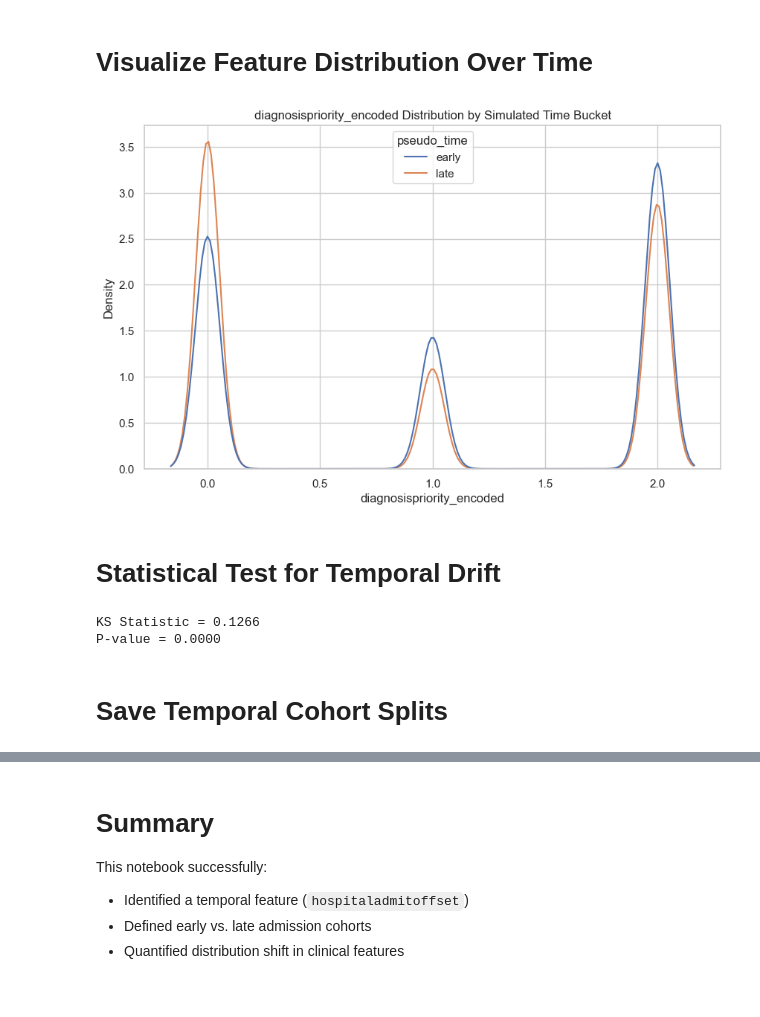
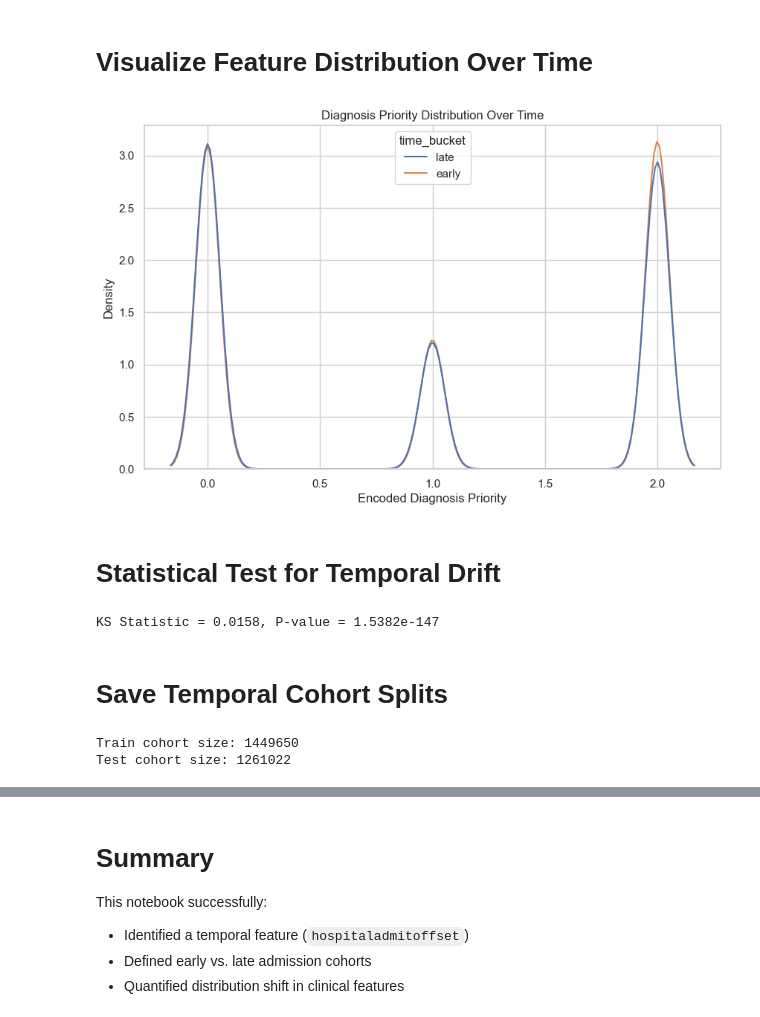
Before and after one commit to aSimpson02/Data_Distribution_eICU, a Jupyter notebook: explore_eicu2.ipynb, the cells around one changed output, grey strips where cells are left out. Saved outputs shown, nothing was run; the diff lists cells and outputs as text; code cells hidden in the pictures.

```diff
--- a/explore_eicu2.ipynb
+++ b/explore_eicu2.ipynb
@@ -43,11 +64,17 @@ memory usage: 4.6+ MB
 # %%
+# Load diagnosis data
+df_diag = pd.read_csv("eicu-collaborative-research-database-2.0/diagnosis.csv.gz", compression="gzip")
 
-diag_path = Path("eicu-collaborative-research-database-2.0/diagnosis.csv.gz")
-df_diag = pd.read_csv(diag_path, compression="gzip")
+# Merge time + mortality
+df = df_diag.merge(df_pat[["patientunitstayid", "time_bucket", "mortality"]], on="patientunitstayid", how="left")
+df = df.dropna(subset=["time_bucket", "diagnosispriority"])
 
-#check info
-df_diag.info()
-df_diag.head()
+# Encode diagnosispriority
+df["diagnosispriority_encoded"] = pd.factorize(df["diagnosispriority"])[0]
+
+# Inspect merged dataset
+df.info()
+df.head()
 # %% [output]
 <class 'pandas.core.frame.DataFrame'>
 RangeIndex: 2710672 entries, 0 to 2710671
@@ -69,14 +99,3 @@ memory usage: 126.7+ MB
 | 2 | 4160941 | 141168 | False | 72 | pulmonary|disorders of the airway... | 491.20, J44.9 | ... |
 | 3 | 4103261 | 141168 | True | 118 | pulmonary|disorders of the airway... | 491.20, J44.9 | ... |
 | 4 | 3545241 | 141168 | True | 118 | cardiovascular|ventricular disord... | 428.0, I50.9 | ... |
-# %%
-# Use patientunitstayid as a proxy for time
-df_pat = df_pat.dropna(subset=["patientunitstayid"])
-df_pat["pseudo_time"] = pd.qcut(df_pat["patientunitstayid"], q=2, labels=["early", "late"])
-
-#merging
-df = df_diag.merge(df_pat[["patientunitstayid", "pseudo_time"]], on="patientunitstayid", how="left")
-df = df.dropna(subset=["pseudo_time", "diagnosispriority"])
-
-df.info()
-df.head()
@@ -111,26 +108,25 @@ feature = "diagnosispriority_encoded"
 # %% [markdown]
 # Visualize Feature Distribution Over Time
 # %%
+# Plot KDE
 plt.figure(figsize=(10, 6))
-sns.kdeplot(data=df, x=feature, hue="pseudo_time", common_norm=False)
-plt.title(f"{feature} Distribution by Simulated Time Bucket")
-plt.xlabel(feature)
+sns.kdeplot(data=df, x="diagnosispriority_encoded", hue="time_bucket", common_norm=False)
+plt.title("Diagnosis Priority Distribution Over Time")
+plt.xlabel("Encoded Diagnosis Priority")
 plt.ylabel("Density")
 plt.show()
 # %% [output]
-[figure, old version]
+[figure, new version]
 # %% [markdown]
 # Statistical Test for Temporal Drift
 # %%
-group1 = df[df["pseudo_time"] == "early"][feature].dropna()
-group2 = df[df["pseudo_time"] == "late"][feature].dropna()
-
-stat, p = ks_2samp(group1, group2)
-print(f"KS Statistic = {stat:.4f}")
-print(f"P-value = {p:.4f}")
+# KS test
+group1 = df[df["time_bucket"] == "early"]["diagnosispriority_encoded"].dropna()
+group2 = df[df["time_bucket"] == "late"]["diagnosispriority_encoded"].dropna()
+ks_stat, p_val = ks_2samp(group1, group2)
+print(f"KS Statistic = {ks_stat:.4f}, P-value = {p_val:.4e}")
 # %% [output]
-KS Statistic = 0.1266
-P-value = 0.0000
+KS Statistic = 0.0158, P-value = 1.5382e-147
 # %% [markdown]
 # Save Temporal Cohort Splits
 # %%
@@ -142,14 +138,25 @@ early_df.to_csv("cohorts/train_temporal.csv", index=False)
 late_df.to_csv("cohorts/test_temporal.csv", index=False)
 # %%
 #making sample size
-# full cohort output from notebook
+# Load saved temporal splits
 df_train = pd.read_csv("cohorts/train_temporal.csv")
 df_test = pd.read_csv("cohorts/test_temporal.csv")
 
-# Random sample of 500 rows (for demo/testing)
-sample_df_train = df_train.sample(n=500, random_state=42)
-sample_df_test = df_test.sample(n=500, random_state=42)
+print("Train cohort size:", len(df_train))
+print("Test cohort size:", len(df_test))
 
-# Save this
+# Sample if possible, else use full sets
+if len(df_train) >= 500 and len(df_test) >= 500:
+    sample_df_train = df_train.sample(n=500, random_state=42)
+    sample_df_test = df_test.sample(n=500, random_state=42)
+else:
+    print("⚠️ Not enough data to sample 500. Using full cohorts.")
+    sample_df_train = df_train.copy()
+    sample_df_test = df_test.copy()
+
+# Save sample
 sample_df_train.to_csv("cohorts/train_temporal_sample.csv", index=False)
 sample_df_test.to_csv("cohorts/test_temporal_sample.csv", index=False)
+# %% [output]
+Train cohort size: 1449650
+Test cohort size: 1261022
```
Also changed, not shown: parts of 9 cells of this notebook, 5 other files.
